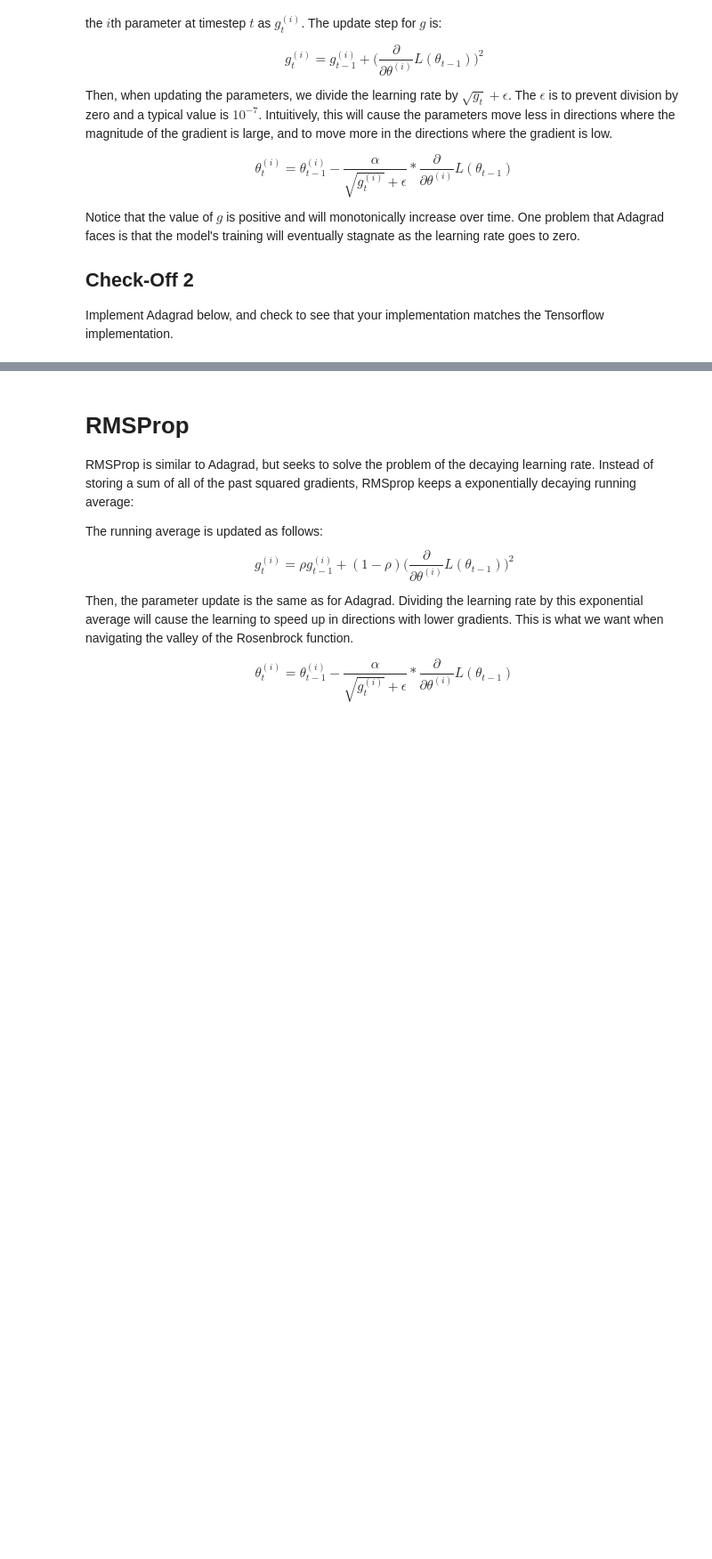
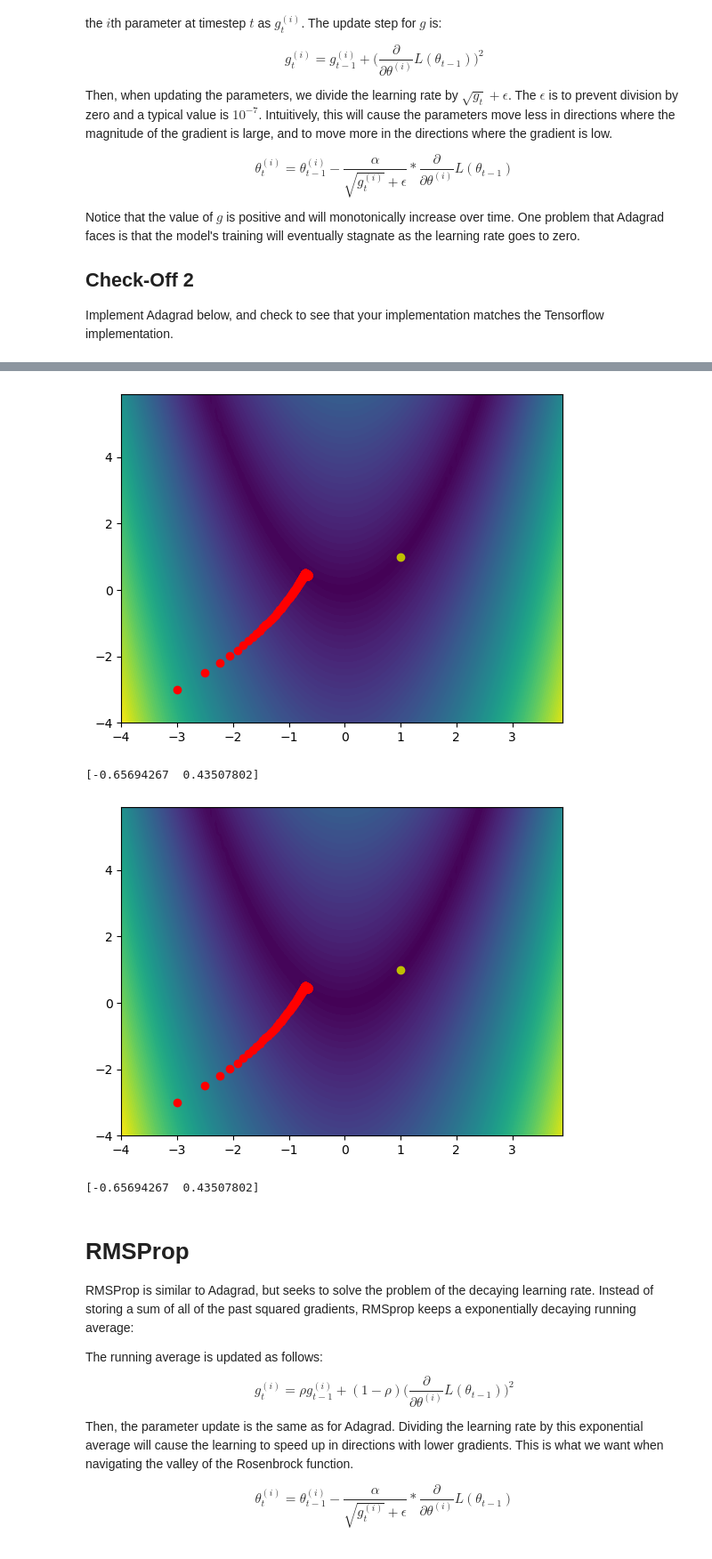
Before and after one commit to ThiagoMueller/csci2470labs, a Jupyter notebook: 2470_lab2/2470_lab2.ipynb, the cells around one changed output, grey strips where cells are left out. Shown at 89% size. Drawn from its saved outputs; the diff is of its cells as text; code cells hidden in the pictures; blank space fills up the shorter version.

```diff
--- a/2470_lab2/2470_lab2.ipynb
+++ b/2470_lab2/2470_lab2.ipynb
@@ -176,7 +185,13 @@ class Adagrad:
     gradients, parameters = grads_and_vars[0]
 
     ## TODO: Implement
-    self.sum_squared_gradients = ?
-    parameters.assign(?)
+    self.sum_squared_gradients += tf.square(gradients)
+
+    # Adjust the learning rate based on the sum of squared gradients
+    adjusted_learning_rate = self.learning_rate / (tf.sqrt(self.sum_squared_gradients) + self.epsilon)
+
+    # Update the parameters
+    parameters.assign(parameters - adjusted_learning_rate * gradients)
 
 print(optimize(Adagrad(learning_rate=0.5)))
+# %% [output]
@@ -183,3 +199,7 @@ print(optimize(Adagrad(learning_rate=0.5)))
+[figure, added]
+[-0.65694267  0.43507802]
+[figure, added]
+[-0.65694267  0.43507802]
 # %% [markdown]
 # RMSProp
 
```
Also changed, not shown: parts of 9 cells of this notebook, 4 other files.
